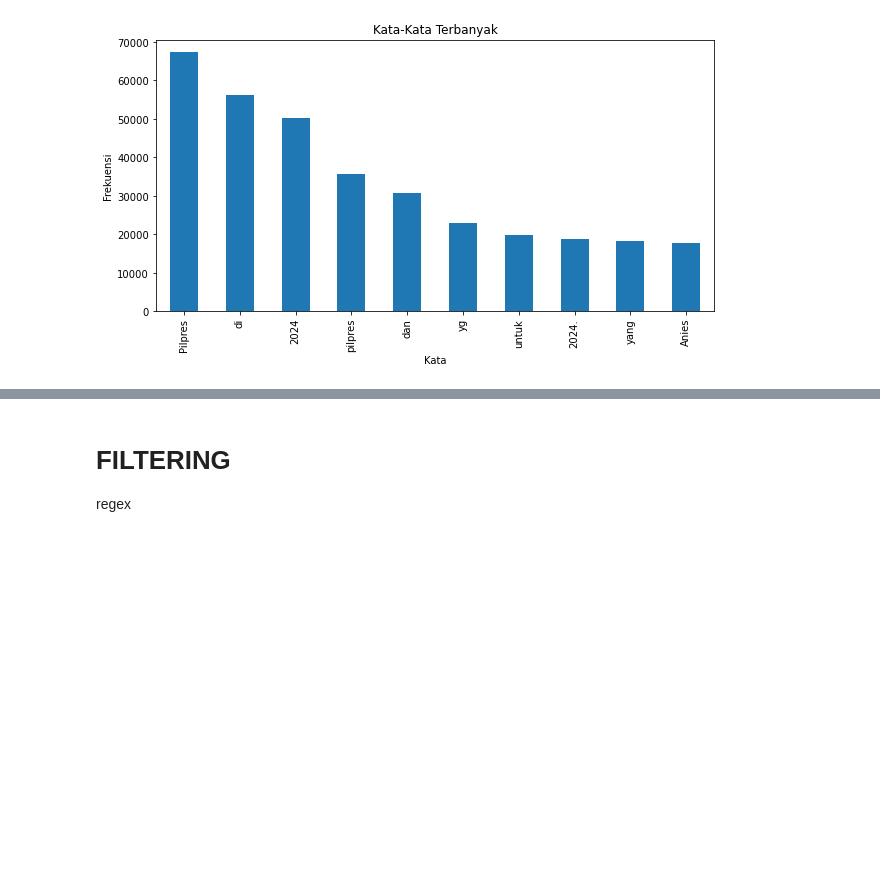
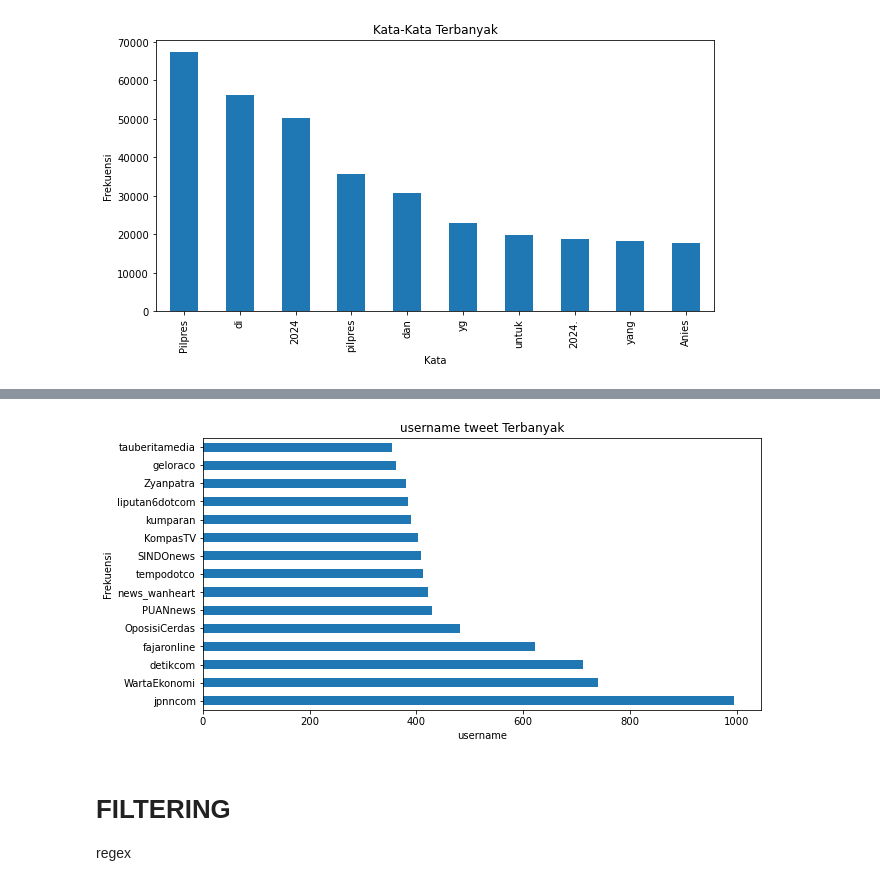
Before and after one commit to fahdmuchammad/Sentiment, a Jupyter notebook: FIX/myapp/sengab.ipynb, the cells around one changed output, grey strips where cells are left out. Cells and saved outputs as stored; diff of their text form; code cells hidden in the pictures; blank space fills up the shorter version.

```diff
--- a/FIX/myapp/sengab.ipynb
+++ b/FIX/myapp/sengab.ipynb
@@ -93,3 +150,6 @@ plt.title('Kata-Kata Terbanyak')
 plt.show()
 # %% [output]
 [figure]
+# %%
+username = data.username.value_counts()
+username.head(10)
@@ -96,3 +168,13 @@ plt.show()
+# %%
+username_top = username.head(15)
+plt.figure(figsize=(10, 5))
+username_top.plot(kind='barh')
+plt.xlabel('username')
+plt.ylabel('Frekuensi')
+plt.title('username tweet Terbanyak')
+plt.show()
+# %% [output]
+[figure, added]
 # %% [markdown]
 # FILTERING
 regex
```
Also changed, not shown: parts of 13 cells of this notebook, 5 other files.
